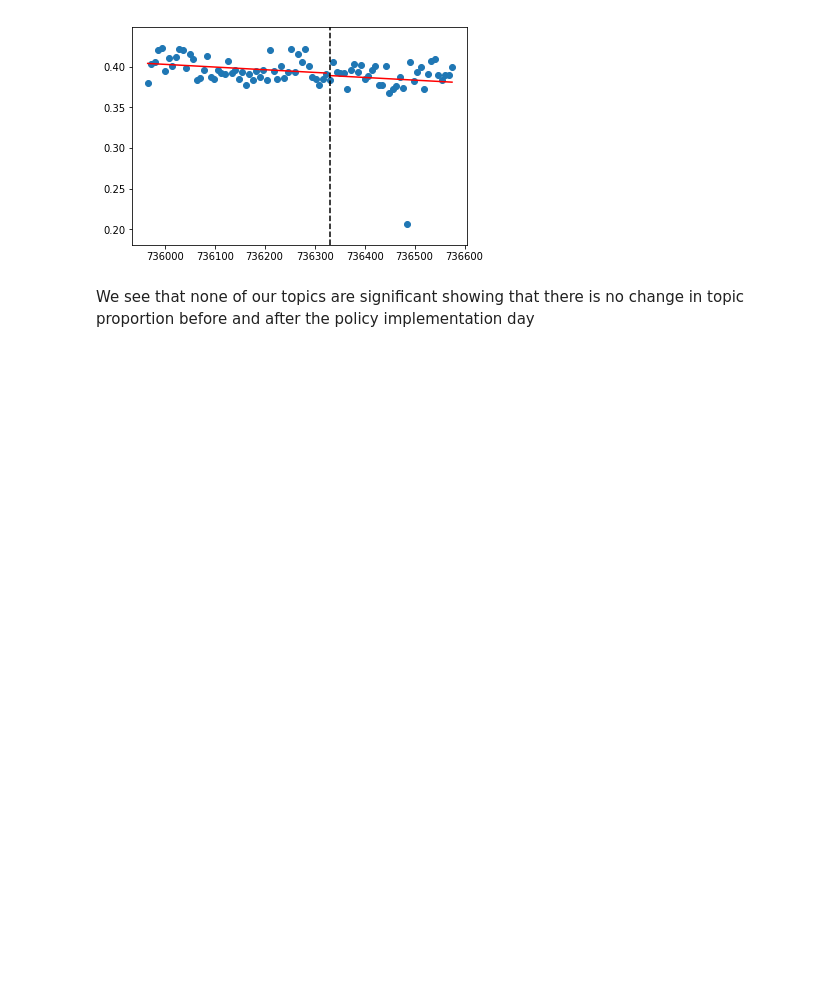
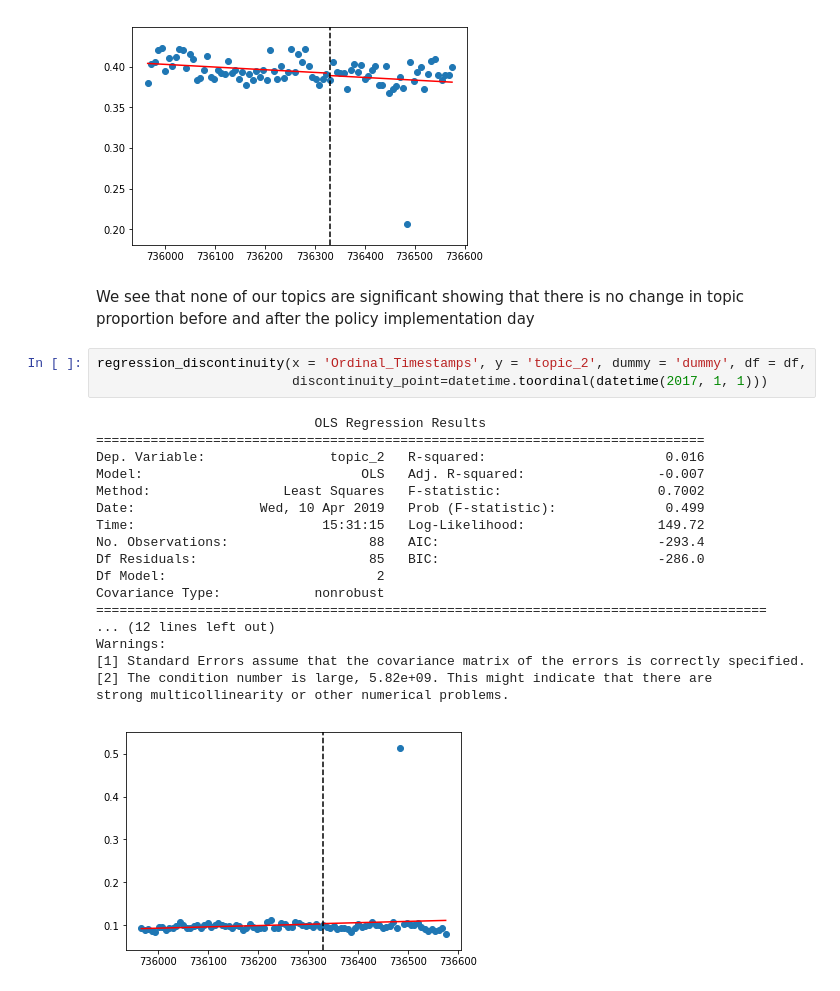
Before and after one commit to rsshah1993/SI699_Final_Project_Opioid, a Jupyter notebook: regression_discontinuity_topic_modeling.ipynb, the cells around one changed output. Saved outputs shown, nothing was run; the diff lists cells and outputs as text; blank space fills up the shorter version.

```diff
--- a/regression_discontinuity_topic_modeling.ipynb
+++ b/regression_discontinuity_topic_modeling.ipynb
@@ -103,3 +103,25 @@ strong multicollinearity or other numerical problems.
 [figure]
 # %% [markdown]
 We see that none of our topics are significant showing that there is no change in topic proportion before and after the policy implementation day
+# %%
+regression_discontinuity(x = 'Ordinal_Timestamps', y = 'topic_2', dummy = 'dummy', df = df,
+                         discontinuity_point=datetime.toordinal(datetime(2017, 1, 1)))
+# %% [output]
+                            OLS Regression Results
+==============================================================================
+Dep. Variable:                topic_2   R-squared:                       0.016
+Model:                            OLS   Adj. R-squared:                 -0.007
+Method:                 Least Squares   F-statistic:                    0.7002
+Date:                Wed, 10 Apr 2019   Prob (F-statistic):              0.499
+Time:                        15:31:15   Log-Likelihood:                 149.72
+No. Observations:                  88   AIC:                            -293.4
+Df Residuals:                      85   BIC:                            -286.0
+Df Model:                           2
+Covariance Type:            nonrobust
+======================================================================================
+... (12 lines left out)
+Warnings:
+[1] Standard Errors assume that the covariance matrix of the errors is correctly specified.
+[2] The condition number is large, 5.82e+09. This might indicate that there are
+strong multicollinearity or other numerical problems.
+[figure, added]
```
Also changed, not shown: parts of 2 cells of this notebook, 2 other files.
